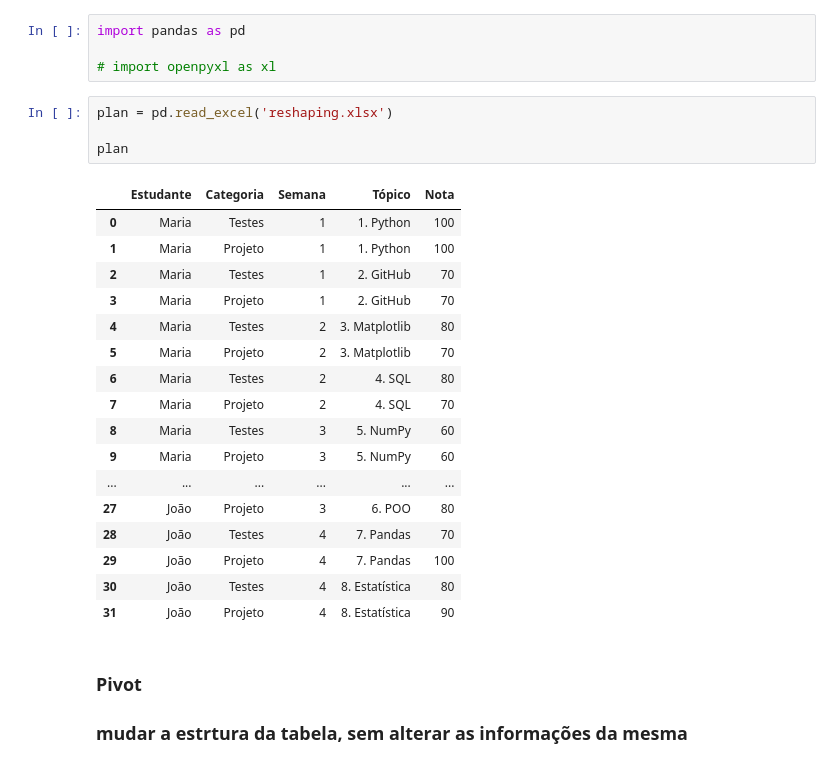
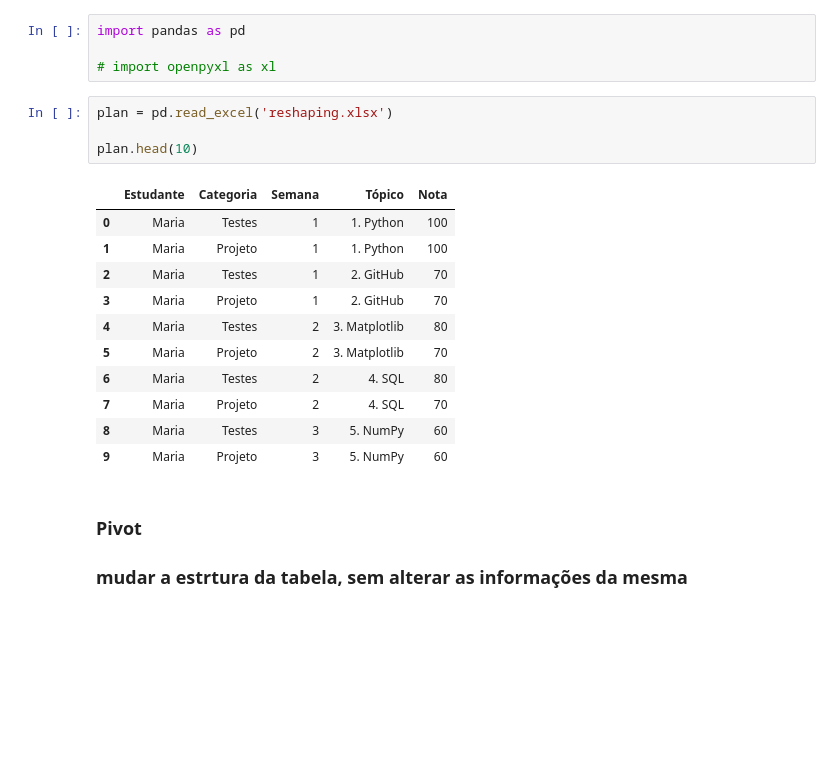
Before and after one commit to OjedaProgramador/Analise_dados_versao_2, a Jupyter notebook: excel.ipynb, the cells around one changed output. Drawn from its saved outputs; the diff is of its cells as text; blank space fills up the shorter version.

```diff
--- a/excel.ipynb
+++ b/excel.ipynb
@@ -5,25 +5,19 @@ import pandas as pd
 # %%
 plan = pd.read_excel('reshaping.xlsx')
 
-plan
+plan.head(10)
 # %% [output]
 |  | Estudante | Categoria | Semana | Tópico | Nota |
 | 0 | Maria | Testes | 1 | 1. Python | 100 |
 | 1 | Maria | Projeto | 1 | 1. Python | 100 |
 | 2 | Maria | Testes | 1 | 2. GitHub | 70 |
 | 3 | Maria | Projeto | 1 | 2. GitHub | 70 |
 | 4 | Maria | Testes | 2 | 3. Matplotlib | 80 |
 | 5 | Maria | Projeto | 2 | 3. Matplotlib | 70 |
 | 6 | Maria | Testes | 2 | 4. SQL | 80 |
 | 7 | Maria | Projeto | 2 | 4. SQL | 70 |
 | 8 | Maria | Testes | 3 | 5. NumPy | 60 |
 | 9 | Maria | Projeto | 3 | 5. NumPy | 60 |
-| ... | ... | ... | ... | ... | ... |
-| 27 | João | Projeto | 3 | 6. POO | 80 |
-| 28 | João | Testes | 4 | 7. Pandas | 70 |
-| 29 | João | Projeto | 4 | 7. Pandas | 100 |
-| 30 | João | Testes | 4 | 8. Estatística | 80 |
-| 31 | João | Projeto | 4 | 8. Estatística | 90 |
 # %% [markdown]
 ### Pivot
 ### mudar a estrtura da tabela, sem alterar as informações da mesma
```
Also changed, not shown: parts of 5 cells of this notebook, 4 other files.
